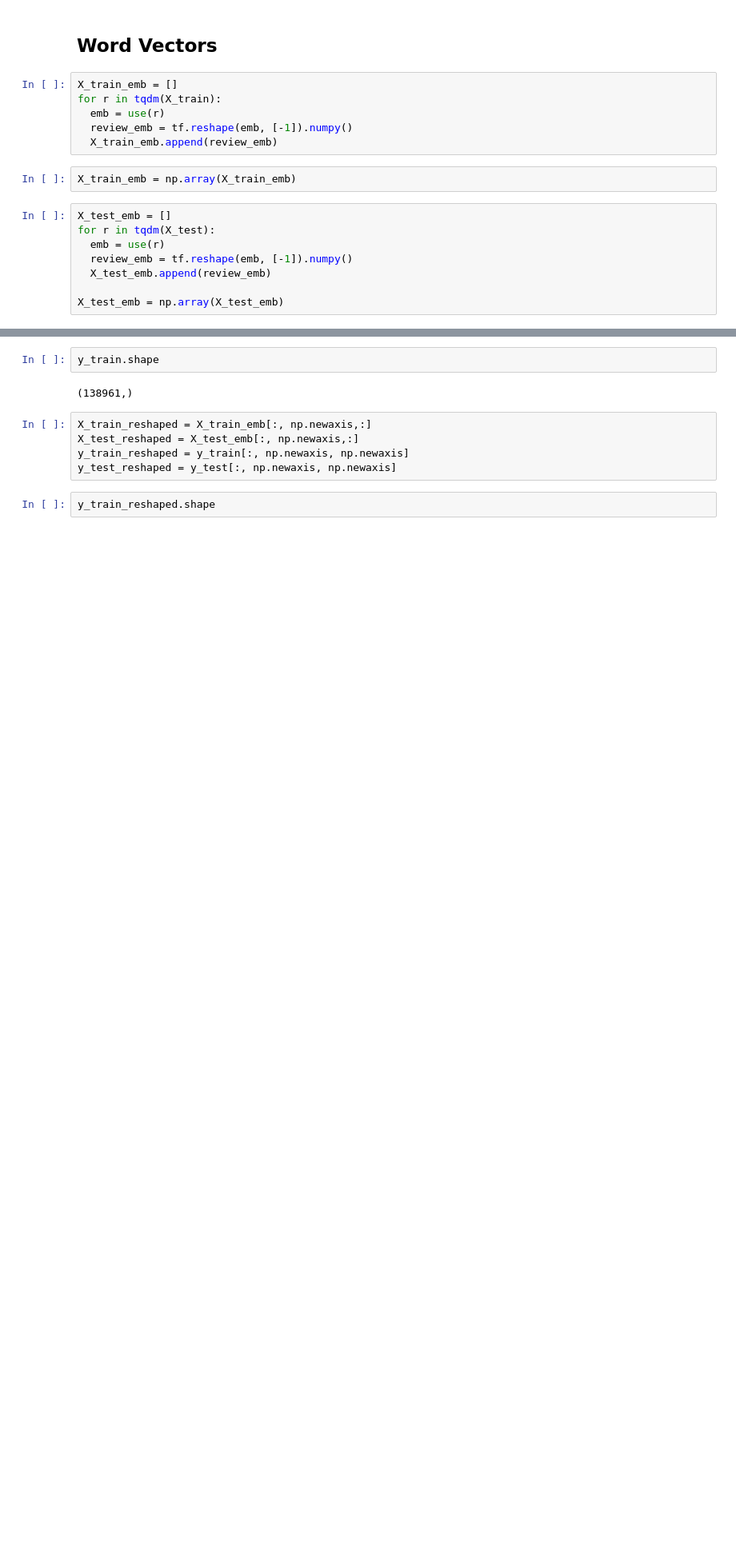
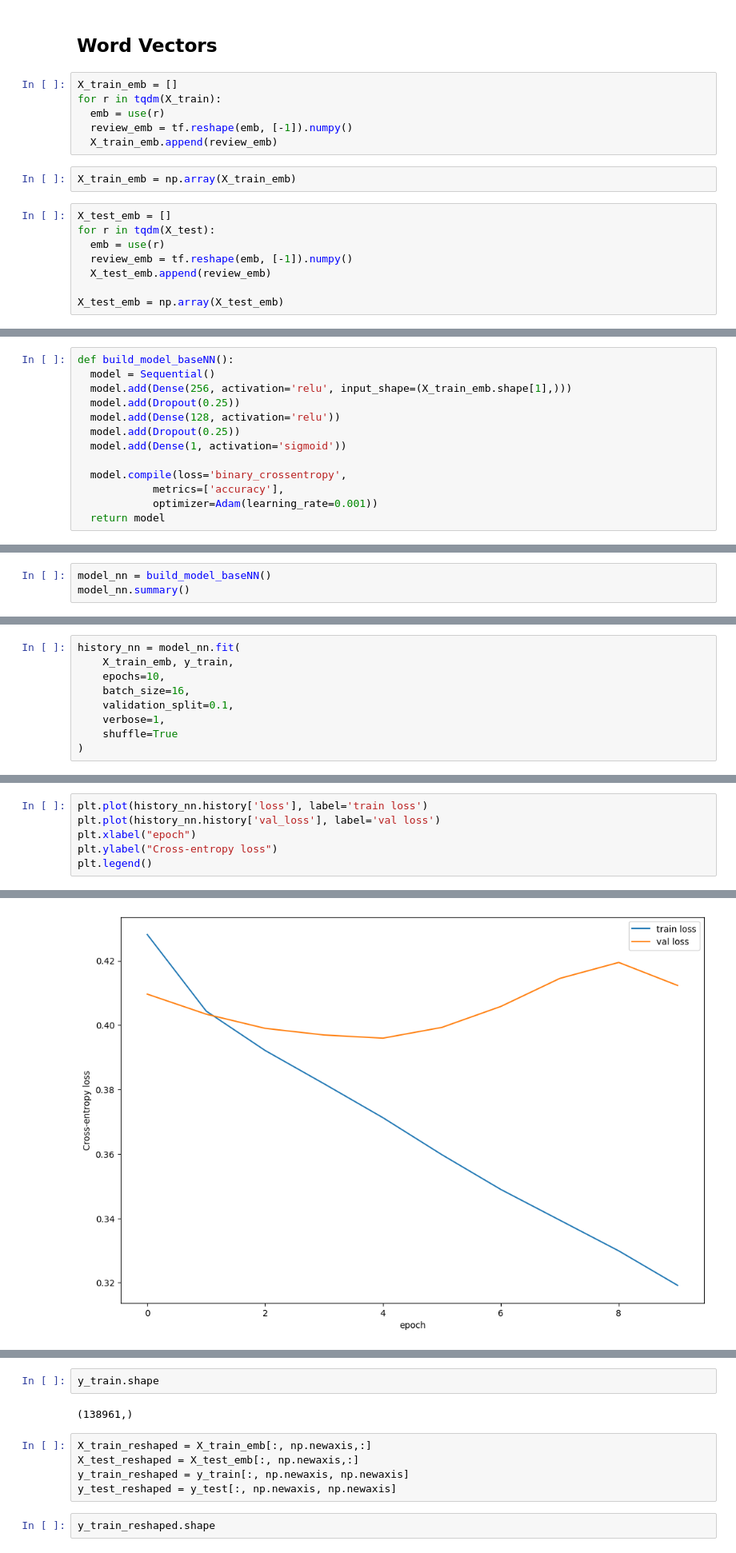
Before and after one commit to MarcelLVC/Sentiment-Analysis-Deep-Learning, a Jupyter notebook: model.ipynb, the cells around one changed output, grey strips where cells are left out. Shown at 80% size. Saved outputs shown, nothing was run; the diff lists cells and outputs as text; blank space fills up the shorter version.

```diff
--- a/model.ipynb
+++ b/model.ipynb
@@ -435,0 +391,13 @@ def plot_history(history):
+# %%
+def build_model_baseNN():
+  model = Sequential()
+  model.add(Dense(256, activation='relu', input_shape=(X_train_emb.shape[1],)))
+  model.add(Dropout(0.25))
+  model.add(Dense(128, activation='relu'))
+  model.add(Dropout(0.25))
+  model.add(Dense(1, activation='sigmoid'))
+
+  model.compile(loss='binary_crossentropy',
+            metrics=['accuracy'],
+            optimizer=Adam(learning_rate=0.001))
+  return model
@@ -435,0 +408,3 @@ def plot_history(history):
+# %%
+model_nn = build_model_baseNN()
+model_nn.summary()
@@ -435,0 +431,9 @@ def plot_history(history):
+# %%
+history_nn = model_nn.fit(
+    X_train_emb, y_train,
+    epochs=10,
+    batch_size=16,
+    validation_split=0.1,
+    verbose=1,
+    shuffle=True
+)
@@ -435,0 +461,7 @@ def plot_history(history):
+# %%
+plt.plot(history_nn.history['loss'], label='train loss')
+plt.plot(history_nn.history['val_loss'], label='val loss')
+plt.xlabel("epoch")
+plt.ylabel("Cross-entropy loss")
+plt.legend()
+# %% [output]
@@ -435,0 +469 @@ def plot_history(history):
+[figure, added]
```
Also changed, not shown: parts of 44 cells of this notebook, 10 other files.
